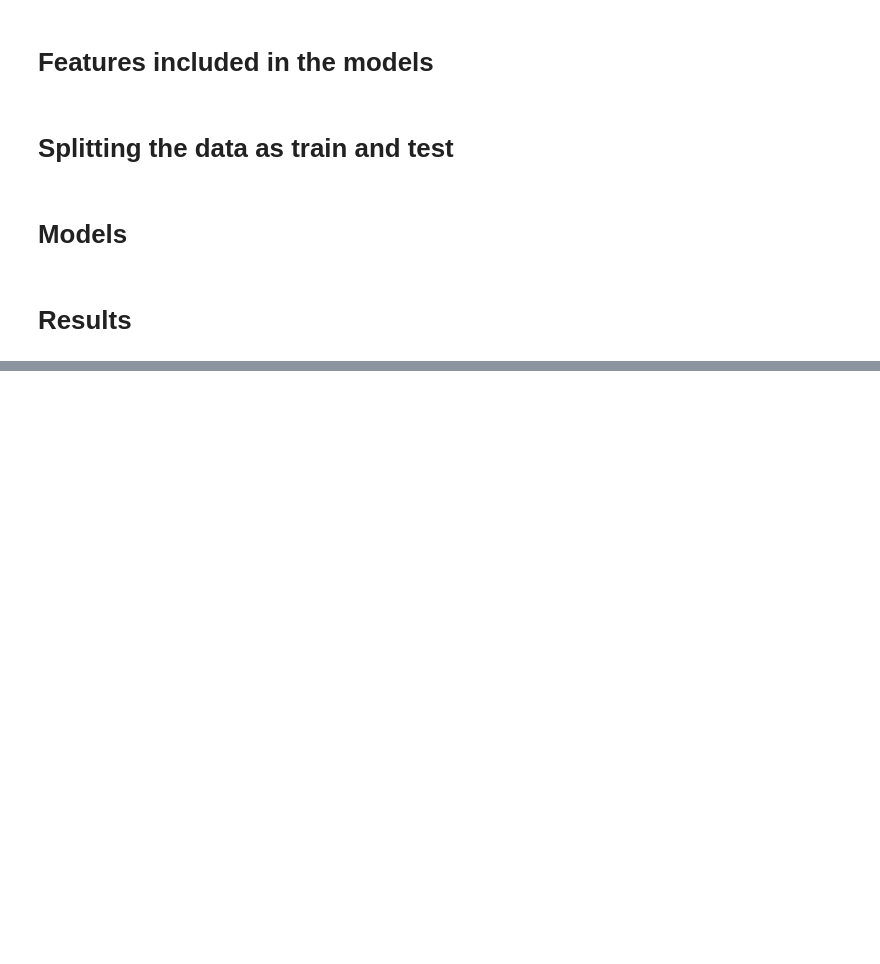
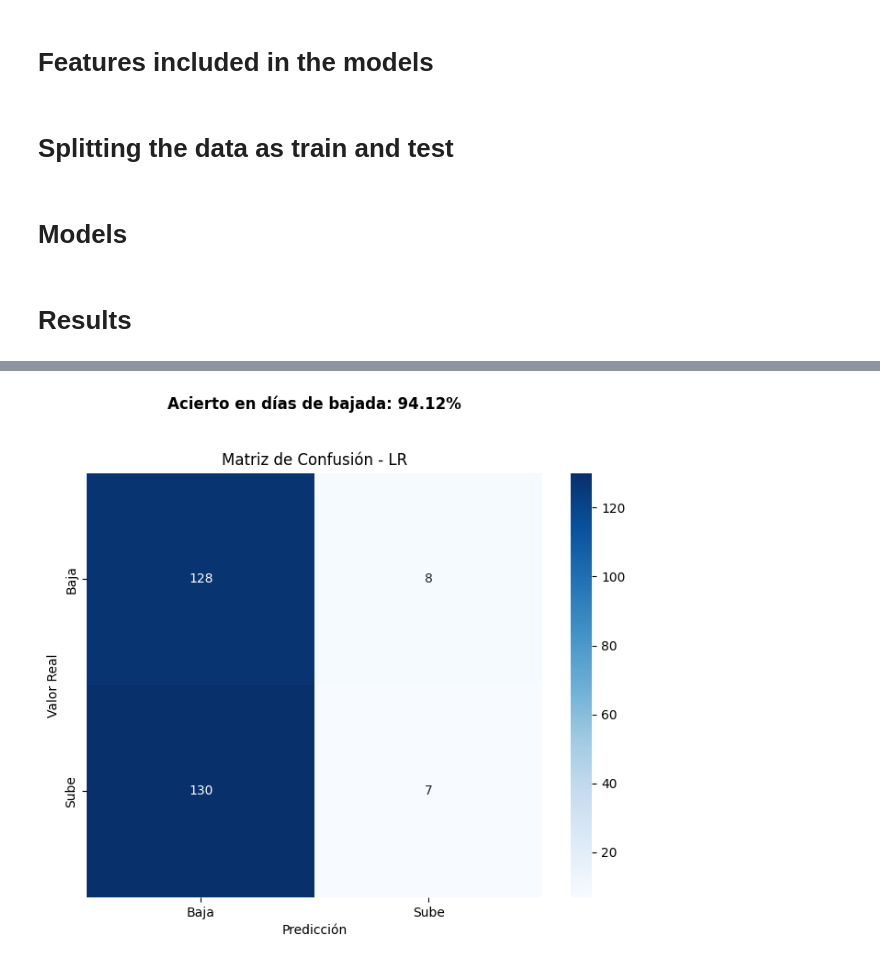
Before and after one commit to auricIecu/Entrega-trabajo-ML-16-de-mayo-F, a Jupyter notebook: BTC/Bitcoin Daily Price Prediction Code.ipynb, the cells around one changed output, grey strips where cells are left out. Cells and saved outputs as stored; diff of their text form; code cells hidden in the pictures; blank space fills up the shorter version.

```diff
--- a/BTC/Bitcoin Daily Price Prediction Code.ipynb
+++ b/BTC/Bitcoin Daily Price Prediction Code.ipynb
@@ -342,0 +369,86 @@ Actual
+# %%
+import matplotlib.pyplot as plt
+import seaborn as sn
+import pandas as pd
+import numpy as np
+from sklearn.metrics import confusion_matrix, classification_report, accuracy_score, f1_score, recall_score, precision_score
+
+# Para almacenar las métricas específicas de la clase 0
+performance = {
+    'Modelo': [],
+    'Recall_Clase_0': [],  # Esta es tu métrica más importante
+    'Precision_Clase_0': [],
+    'F1_Clase_0': [],
+    'Accuracy': []
+}
+
+for name, model in models:
+    clf = model
+    clf.fit(X_train, y_train)
+    y_pred = clf.predict(X_test)
+
+    # Métricas generales
+    accu_score = accuracy_score(y_test, y_pred)
+
+    # Obtener el reporte de clasificación como diccionario
+    report = classification_report(y_test, y_pred, output_dict=True)
+
+    # Extraer métricas específicas de la clase 0
+    recall_0 = report['0']['recall']  # Esta es nuestra métrica prioritaria
+    precision_0 = report['0']['precision']
+    f1_0 = report['0']['f1-score']
+
+    # Guardar métricas
+    performance['Modelo'].append(name)
+    performance['Recall_Clase_0'].append(recall_0)
+    performance['Precision_Clase_0'].append(precision_0)
+    performance['F1_Clase_0'].append(f1_0)
+    performance['Accuracy'].append(accu_score)
+
+    # Mostrar resultados individuales
+    print(f"\n{'='*60}")
+    print(f"MODELO: {name}")
+    print(f"{'='*60}")
+    print(f"CAPACIDAD PARA DETECTAR DÍAS DE BAJADA:")
+    print(f"- Recall para clase 0 (% de bajadas correctamente identificadas): {recall_0:.2%}")
+    print(f"- Precisión para clase 0 (confianza en las alertas de bajada): {precision_0:.2%}")
+    print(f"- F1-Score para clase 0 (balance): {f1_0:.2%}")
+    print(f"- Accuracy general: {accu_score:.2%}")
+
+    # Visualizar matriz de confusión
+    cm = confusion_matrix(y_test, y_pred)
+    plt.figure(figsize=(8,6))
+    sn.heatmap(cm, annot=True, fmt='d', cmap='Blues',
+              xticklabels=['Baja', 'Sube'],
+              yticklabels=['Baja', 'Sube'])
+    plt.xlabel('Predicción')
+    plt.ylabel('Valor Real')
+    plt.title(f'Matriz de Confusión - {name}')
+
+    # Añadir anotación para resaltar el dato importante
+    plt.text(0.5, 1.15, f'Acierto en días de bajada: {recall_0:.2%}',
+             horizontalalignment='center',
+             size=12, weight='bold',
+             transform=plt.gca().transAxes)
+    plt.show()
+
+    print(classification_report(y_test, y_pred))
+
+# Crear tabla comparativa y ordenarla por recall de clase 0
+metrics_df = pd.DataFrame(performance)
+metrics_df_sorted = metrics_df.sort_values(by='Recall_Clase_0', ascending=False)
+
+print("\n📊 RANKING DE MODELOS PARA EVITAR DÍAS DE BAJADA:")
+print(metrics_df_sorted[['Modelo', 'Recall_Clase_0', 'Precision_Clase_0', 'F1_Clase_0']])
+
+# Visualizar comparación de recall en clase 0
+plt.figure(figsize=(12, 6))
+plt.bar(metrics_df_sorted['Modelo'], metrics_df_sorted['Recall_Clase_0'], color='darkred')
+plt.title('Capacidad de cada modelo para detectar días de bajada')
+plt.ylabel('Recall Clase 0')
+plt.xticks(rotation=45)
+plt.axhline(y=np.mean(metrics_df_sorted['Recall_Clase_0']), color='black', linestyle='--', label='Promedio')
+plt.legend()
+plt.tight_layout()
+plt.show()
+# %% [output]
@@ -342,0 +463 @@ Actual
+[figure, added]
```
Also changed, not shown: parts of 9 cells of this notebook, 3 other files.
